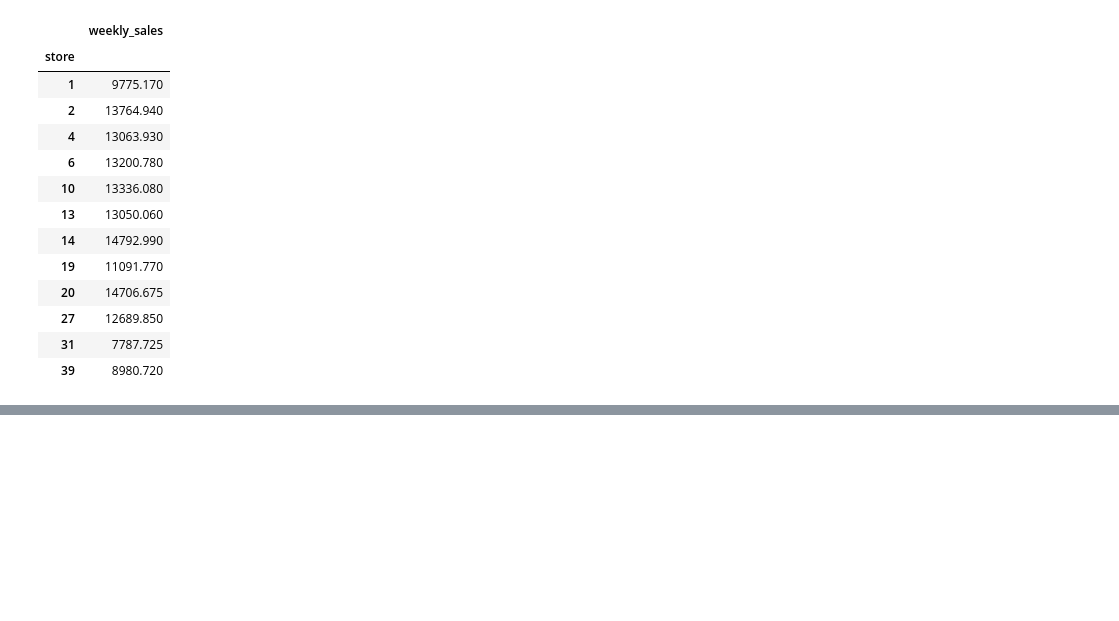
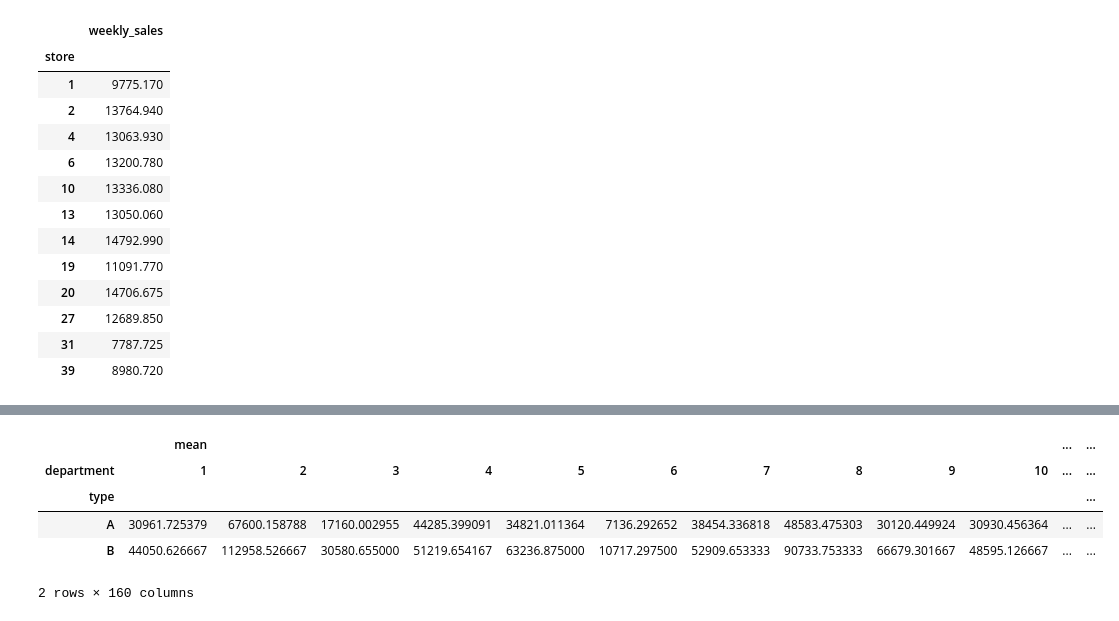
Before and after one commit to BakrFrag/DataCamp-Importing-Cleaning-Data-with-Python, a Jupyter notebook: Data Manipulation with pandas/Aggregating Data/practice/pandas statics.ipynb, the cells around one changed output, grey strips where cells are left out. Cells and saved outputs as stored; diff of their text form; code cells hidden in the pictures; blank space fills up the shorter version.

```diff
--- a/Data Manipulation with pandas/Aggregating Data/practice/pandas statics.ipynb
+++ b/Data Manipulation with pandas/Aggregating Data/practice/pandas statics.ipynb
@@ -390,0 +433,9 @@ data.pivot_table(values="weekly_sales",index='store',aggfunc=np.median)
+# %%
+data.pivot_table(columns="department",index="type",aggfunc=[np.mean,np.median],values="weekly_sales")
+# %% [output]
+|  | mean |  |  |  |  |  |  |  |  |  | ... | ... |
+| department | 1 | 2 | 3 | 4 | 5 | 6 | 7 | 8 | 9 | 10 | ... | ... |
+| type |  |  |  |  |  |  |  |  |  |  |  | ... |
+| A | 30961.725379 | 67600.158788 | 17160.002955 | 44285.399091 | 34821.011364 | 7136.292652 | 38454.336818 | 48583.475303 | 30120.449924 | 30930.456364 | ... | ... |
+| B | 44050.626667 | 112958.526667 | 30580.655000 | 51219.654167 | 63236.875000 | 10717.297500 | 52909.653333 | 90733.753333 | 66679.301667 | 48595.126667 | ... | ... |
+2 rows × 160 columns
```
Also changed, not shown: parts of 5 cells of this notebook.
